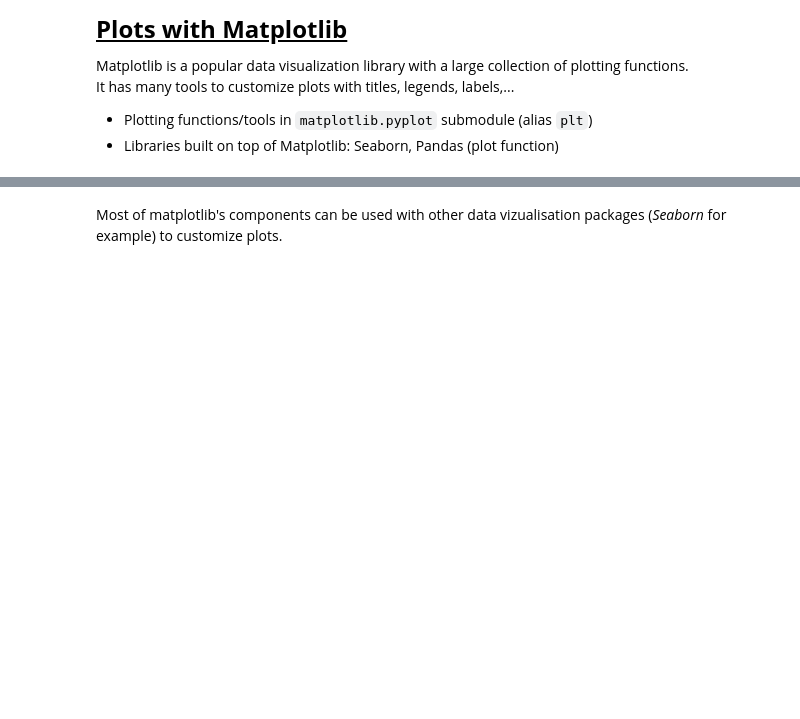
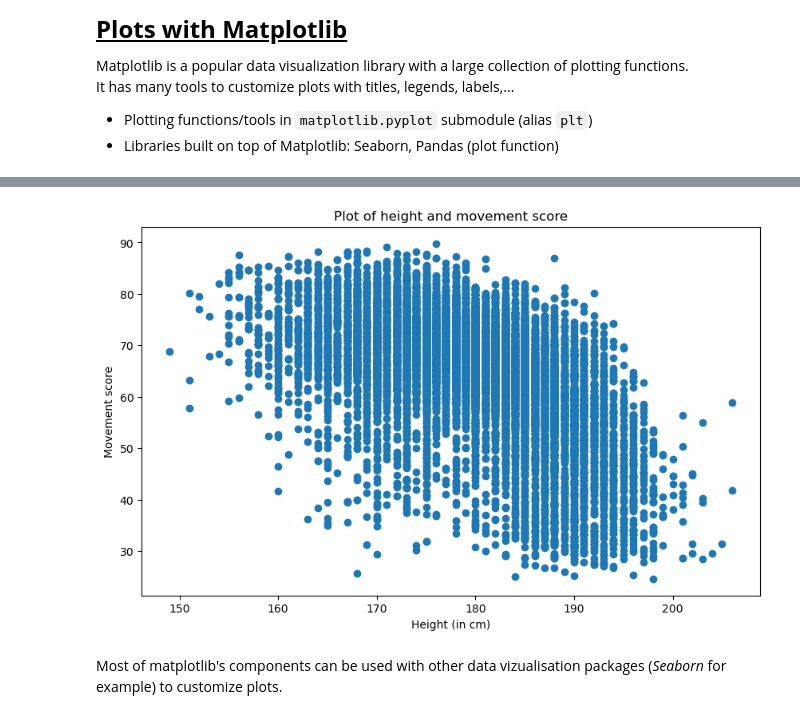
Before and after one commit to waddason/Hi-Paris_bootcamp, a Jupyter notebook: Intermediate_course/Intermediate_Python_DB2024.ipynb, the cells around one changed output, grey strips where cells are left out. Drawn from its saved outputs; the diff is of its cells as text; code cells hidden in the pictures; blank space fills up the shorter version.

```diff
--- a/Intermediate_course/Intermediate_Python_DB2024.ipynb
+++ b/Intermediate_course/Intermediate_Python_DB2024.ipynb
@@ -633,12 +1060,14 @@ plt.show()
 # %%
 # Create a scatter plot with players height (in cm) and movement
 
-plt.figure(figsize=(10,6)) # Modify the size of the plot
-plt.scatter(x=players_df["height_cm"], y=players_df["movement"]) # Build scatter plot
-plt.xlabel("Height (in cm)") # add label for x axis
-plt.ylabel("Movement score") # add label for y axis
-plt.title("Plot of height and movement score") # add title
+plt.figure(figsize=(10, 6))  # Modify the size of the plot
+plt.scatter(x=df_players["height_cm"], y=df_players["movement"])  # Build scatter plot
+plt.xlabel("Height (in cm)")  # add label for x axis
+plt.ylabel("Movement score")  # add label for y axis
+plt.title("Plot of height and movement score")  # add title
 plt.show()
+# %% [output]
+[figure, added]
 # %% [markdown]
 Most of matplotlib's components can be used with other data vizualisation packages (*Seaborn* for example) to customize plots. <br>
 # %% [markdown]
```
Also changed, not shown: parts of 90 cells of this notebook, 12 other files.
